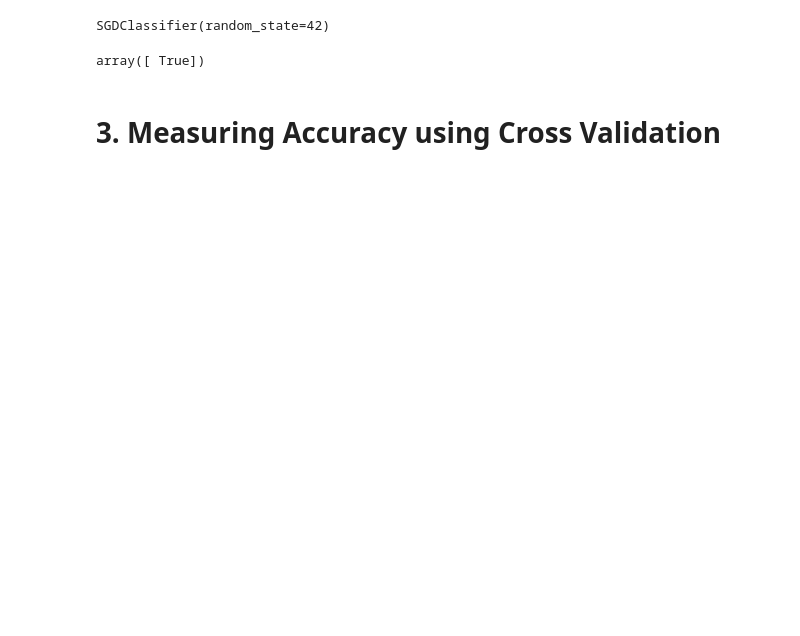
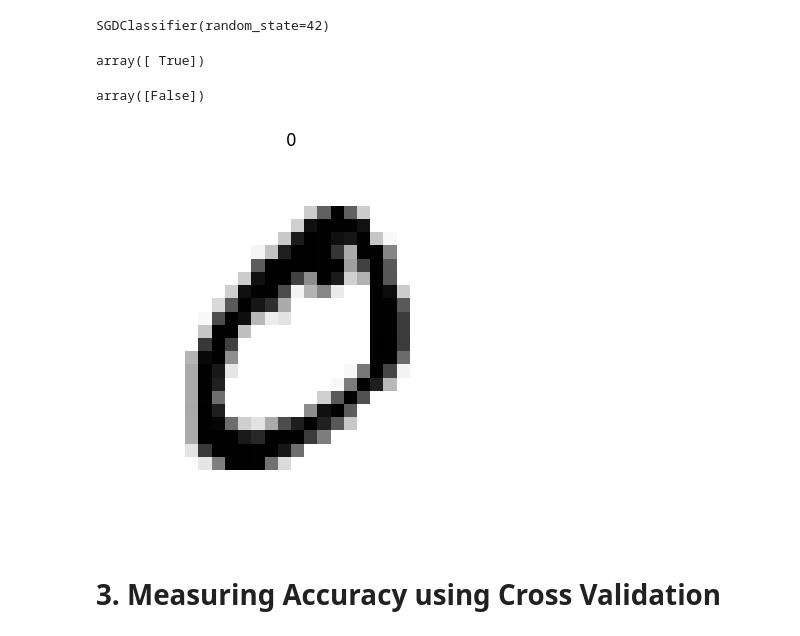
Before and after one commit to u-droid/machine-learning-projects, a Jupyter notebook: mnist/mnist.ipynb, the cells around one changed output. Cells and saved outputs as stored; diff of their text form; code cells hidden in the pictures; blank space fills up the shorter version.

```diff
--- a/mnist/mnist.ipynb
+++ b/mnist/mnist.ipynb
@@ -59,5 +50,14 @@ SGDClassifier(random_state=42)
 sgd_clf.predict([X[0]])
 # %% [output]
 array([ True])
+# %%
+digit = X[1]
+digit_label = y[1]
+
+plot_digits(digit, digit_label)
+sgd_clf.predict([X[1]])
+# %% [output]
+array([False])
+[figure, added]
 # %% [markdown]
 # 3. Measuring Accuracy using Cross Validation
```
Also changed, not shown: parts of 28 cells of this notebook.
